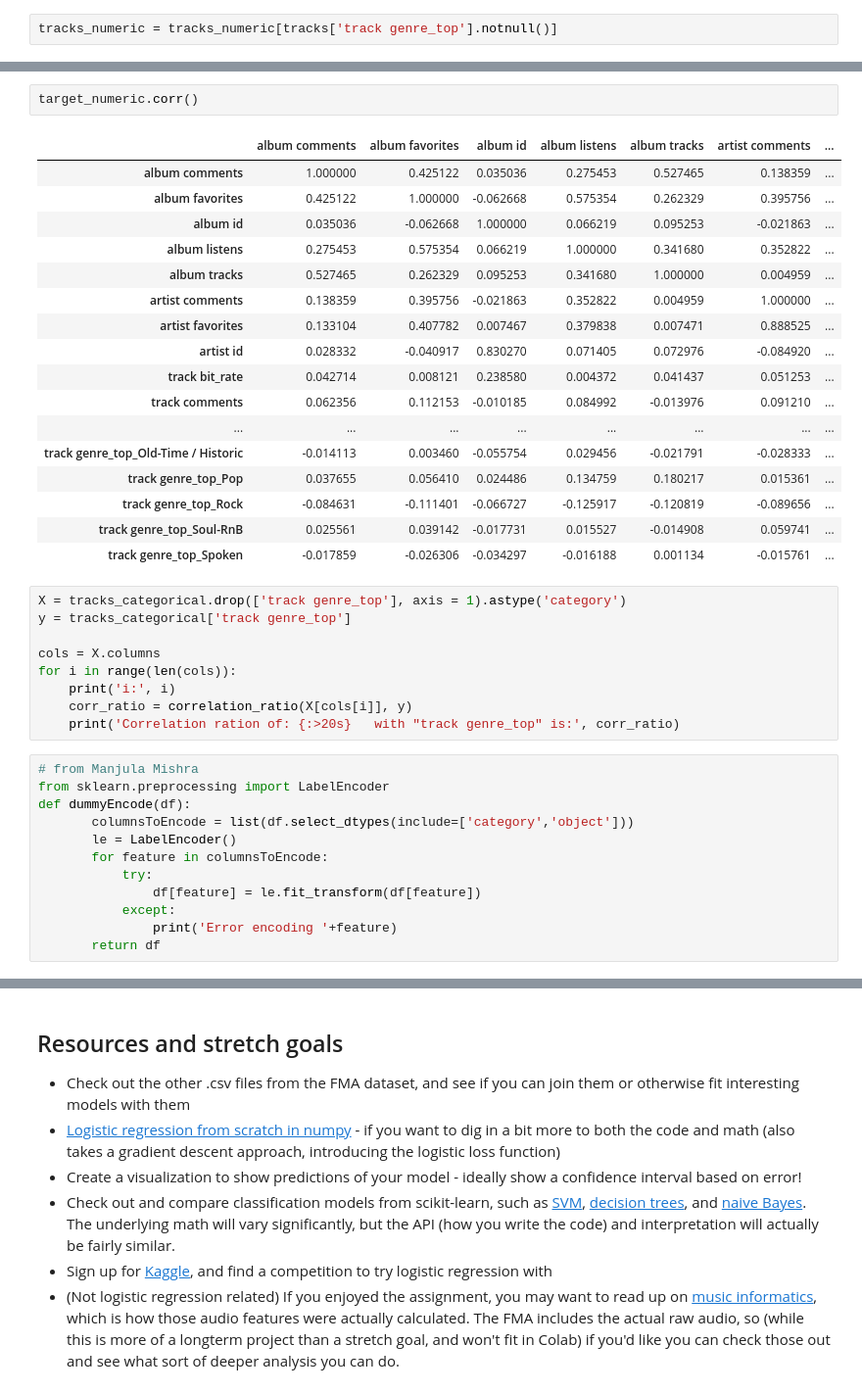
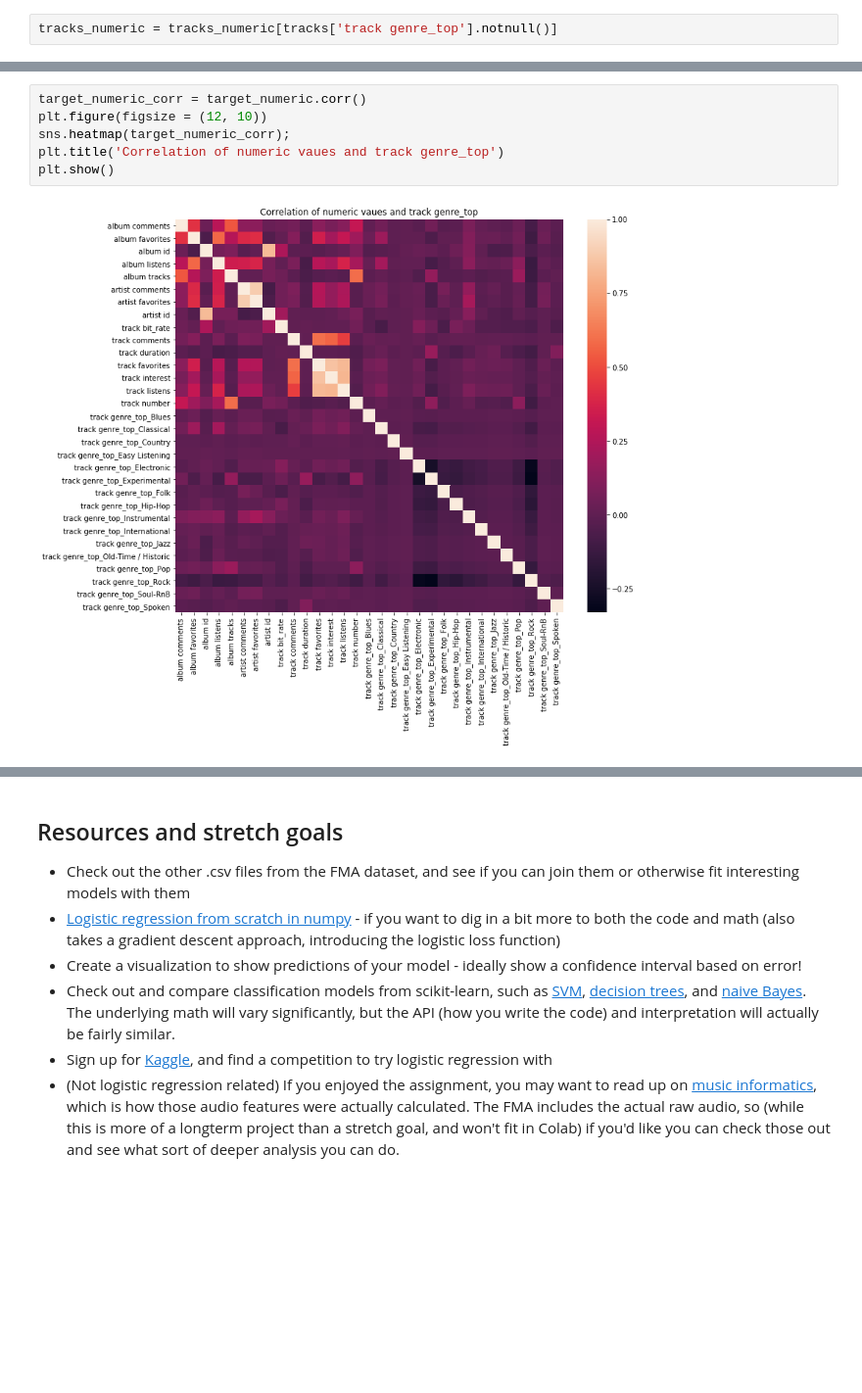
Before and after one commit to bloominstituteoftechnology/DS-Unit-2-Sprint-3-Advanced-Regression, a Jupyter notebook: module1-logistic-regression/LS_DS_231_Logistic_Regression.ipynb, the cells around one changed output, grey strips where cells are left out. Shown at 98% size. Drawn from its saved outputs; the diff is of its cells as text; blank space fills up the shorter version.

```diff
--- a/module1-logistic-regression/LS_DS_231_Logistic_Regression.ipynb
+++ b/module1-logistic-regression/LS_DS_231_Logistic_Regression.ipynb
@@ -842,41 +819,8 @@ target_numeric
-# %%
-target_numeric.corr()
-# %% [output]
-|  | album comments | album favorites | album id | album listens | album tracks | artist comments | ... |
-| album comments | 1.000000 | 0.425122 | 0.035036 | 0.275453 | 0.527465 | 0.138359 | ... |
-| album favorites | 0.425122 | 1.000000 | -0.062668 | 0.575354 | 0.262329 | 0.395756 | ... |
-| album id | 0.035036 | -0.062668 | 1.000000 | 0.066219 | 0.095253 | -0.021863 | ... |
-| album listens | 0.275453 | 0.575354 | 0.066219 | 1.000000 | 0.341680 | 0.352822 | ... |
-| album tracks | 0.527465 | 0.262329 | 0.095253 | 0.341680 | 1.000000 | 0.004959 | ... |
-| artist comments | 0.138359 | 0.395756 | -0.021863 | 0.352822 | 0.004959 | 1.000000 | ... |
-| artist favorites | 0.133104 | 0.407782 | 0.007467 | 0.379838 | 0.007471 | 0.888525 | ... |
-| artist id | 0.028332 | -0.040917 | 0.830270 | 0.071405 | 0.072976 | -0.084920 | ... |
-| track bit_rate | 0.042714 | 0.008121 | 0.238580 | 0.004372 | 0.041437 | 0.051253 | ... |
-| track comments | 0.062356 | 0.112153 | -0.010185 | 0.084992 | -0.013976 | 0.091210 | ... |
-| ... | ... | ... | ... | ... | ... | ... | ... |
-| track genre_top_Old-Time / Historic | -0.014113 | 0.003460 | -0.055754 | 0.029456 | -0.021791 | -0.028333 | ... |
-| track genre_top_Pop | 0.037655 | 0.056410 | 0.024486 | 0.134759 | 0.180217 | 0.015361 | ... |
-| track genre_top_Rock | -0.084631 | -0.111401 | -0.066727 | -0.125917 | -0.120819 | -0.089656 | ... |
-| track genre_top_Soul-RnB | 0.025561 | 0.039142 | -0.017731 | 0.015527 | -0.014908 | 0.059741 | ... |
-| track genre_top_Spoken | -0.017859 | -0.026306 | -0.034297 | -0.016188 | 0.001134 | -0.015761 | ... |
-# %%
-X = tracks_categorical.drop(['track genre_top'], axis = 1).astype('category')
-y = tracks_categorical['track genre_top']
-
-cols = X.columns
-for i in range(len(cols)):
-    print('i:', i)
-    corr_ratio = correlation_ratio(X[cols[i]], y)
-    print('Correlation ration of: {:>20s}   with "track genre_top" is:', corr_ratio)
-# %%
-# from Manjula Mishra
-from sklearn.preprocessing import LabelEncoder
-def dummyEncode(df):
-       columnsToEncode = list(df.select_dtypes(include=['category','object']))
-       le = LabelEncoder()
-       for feature in columnsToEncode:
-           try:
-               df[feature] = le.fit_transform(df[feature])
-           except:
-               print('Error encoding '+feature)
-       return df
+# %%
+target_numeric_corr = target_numeric.corr()
+plt.figure(figsize = (12, 10))
+sns.heatmap(target_numeric_corr);
+plt.title('Correlation of numeric vaues and track genre_top')
+plt.show()
+# %% [output]
+[figure, added]
```
Also changed, not shown: parts of 12 cells of this notebook.
